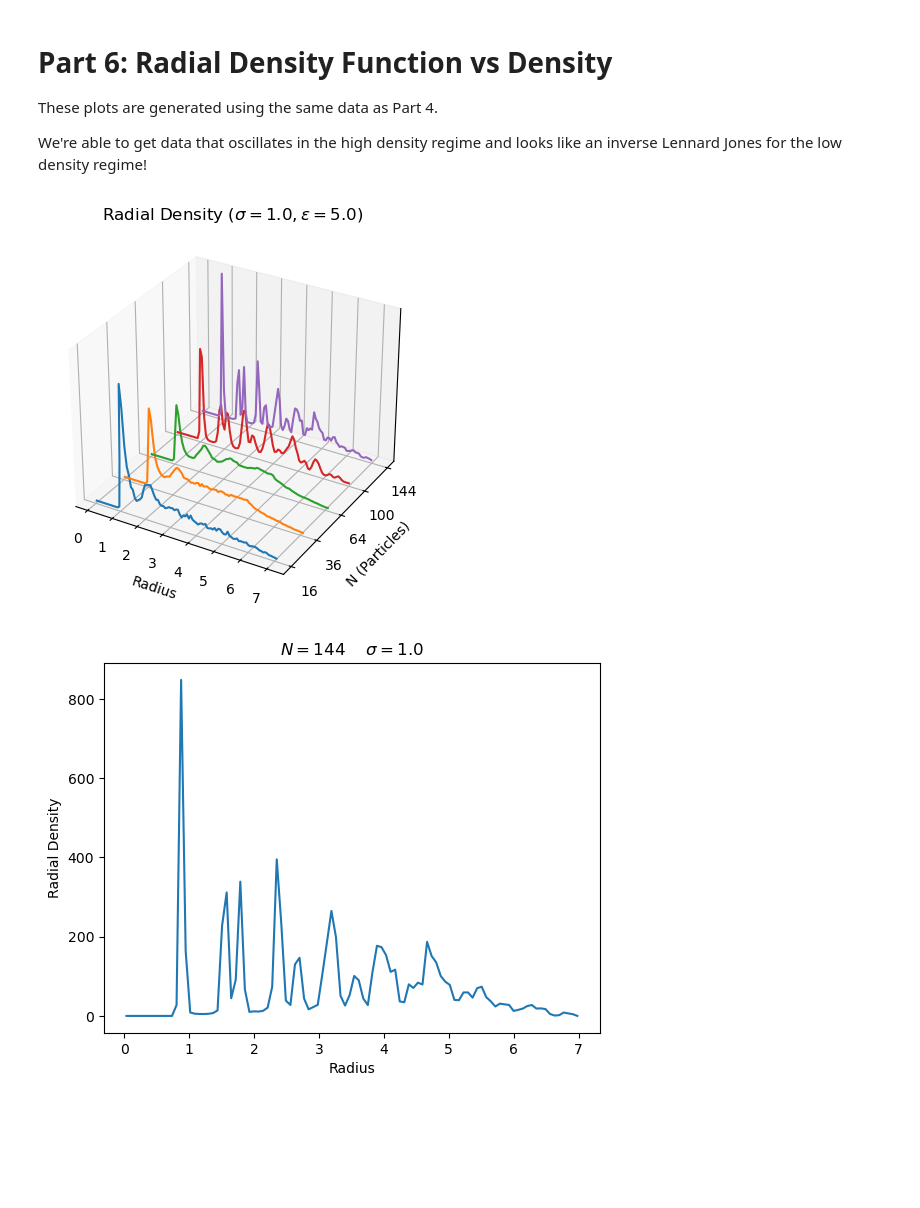
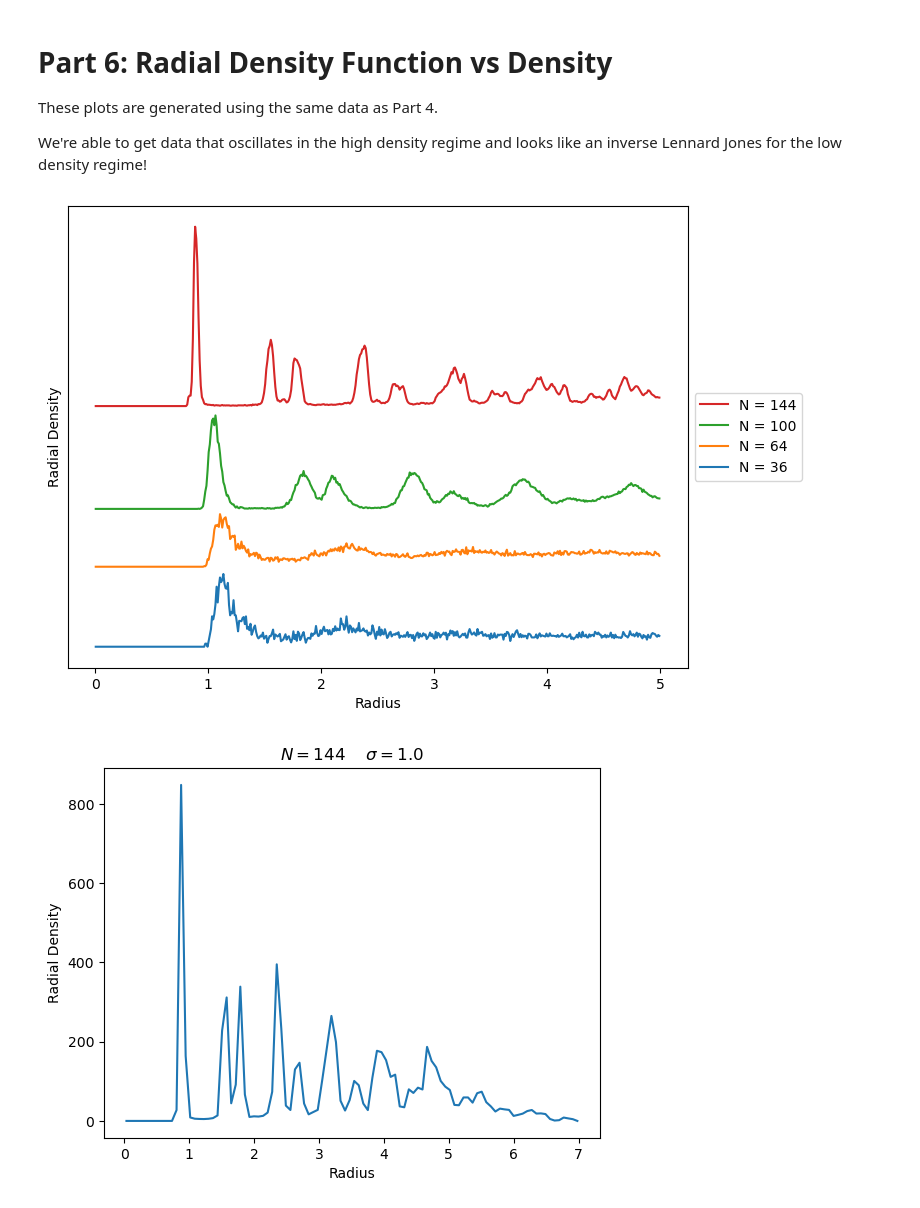
Before and after one commit to pjeong3120/md_engine, a Jupyter notebook: plots.ipynb, the cells around one changed output. Drawn from its saved outputs; the diff is of its cells as text; code cells hidden in the pictures; blank space fills up the shorter version.

```diff
--- a/plots.ipynb
+++ b/plots.ipynb
@@ -294,36 +427,38 @@ These plots are generated using the same data as Part 4.
 
 We're able to get data that oscillates in the high density regime and looks like an inverse Lennard Jones for the low density regime!
 # %%
-from mpl_toolkits.mplot3d import Axes3D  # needed for 3D plots
 from src.utils import normalized_radial_density_function
 
-fig = plt.figure()
-ax = fig.add_subplot(111, projection='3d')
+#fig, axes = plt.subplots(4, 1, figsize=(6, 8))
+#x_low = np.inf
+#x_high = -np.inf
+plt.figure(figsize=(8, 6))
 
-for i, N in enumerate([16, 36, 64, 100, 144]):
+offset = 0
+for i, N in enumerate([36, 64, 100, 144]):
+    #ax = axes[i]
     job_dir = f'./runs/density_screens/N={N}'
     with open(os.path.join(job_dir, 'data.pkl'), 'rb') as f:
         data = pickle.load(f)
-    r = data['r'][800:1000] # Chooose 100 times points after the system is well equilibrated
+    r = data['r'][600::20] # Start at t = 600, go until the end, only consider every 20 to decorrelate a little
     unit_cell = data['unit_cell']
-    bin_centers, bin_heights = normalized_radial_density_function(r, unit_cell, num_bins=100)
+    bin_centers, bin_heights = normalized_radial_density_function(r, unit_cell, num_bins=500, bin_lims = [0, 5])
+    bin_heights = bin_heights / bin_heights.sum()
 
-    # Create an array with the same shape as bin_centers but filled with N (for y-axis)
-    y = np.full_like(bin_centers, i)
 
-    # Plot as a line in 3D
-    ax.plot(bin_centers, y, bin_heights)
+    plt.plot(bin_centers, bin_heights + offset, label = f'N = {N}')
+    offset += bin_heights.max() * 1.10
 
-ax.set_zticks([])
-ax.set_xlabel("Radius")
-ax.set_ylabel("N (Particles)")
-ax.set_yticks(range(5), [16, 36, 64, 100, 144])
-ax.set_zlabel("Radial Density")
 
-plt.title(r'Radial Density ($\sigma = 1.0, \epsilon = 5.0$)')
+plt.xlabel("Radius")
+plt.ylabel("Radial Density")
+plt.yticks([])
+
+handles, labels = plt.gca().get_legend_handles_labels()
+plt.legend(handles[::-1], labels[::-1], loc='center left', bbox_to_anchor=(1, 0.5))
 plt.show()
 # %% [output]
-[figure, old version]
+[figure, new version]
 # %%
 job_dir = f'./runs/density_screens/N={N}'
 with open(os.path.join(job_dir, 'data.pkl'), 'rb') as f:
```
Also changed, not shown: parts of 8 cells of this notebook.
